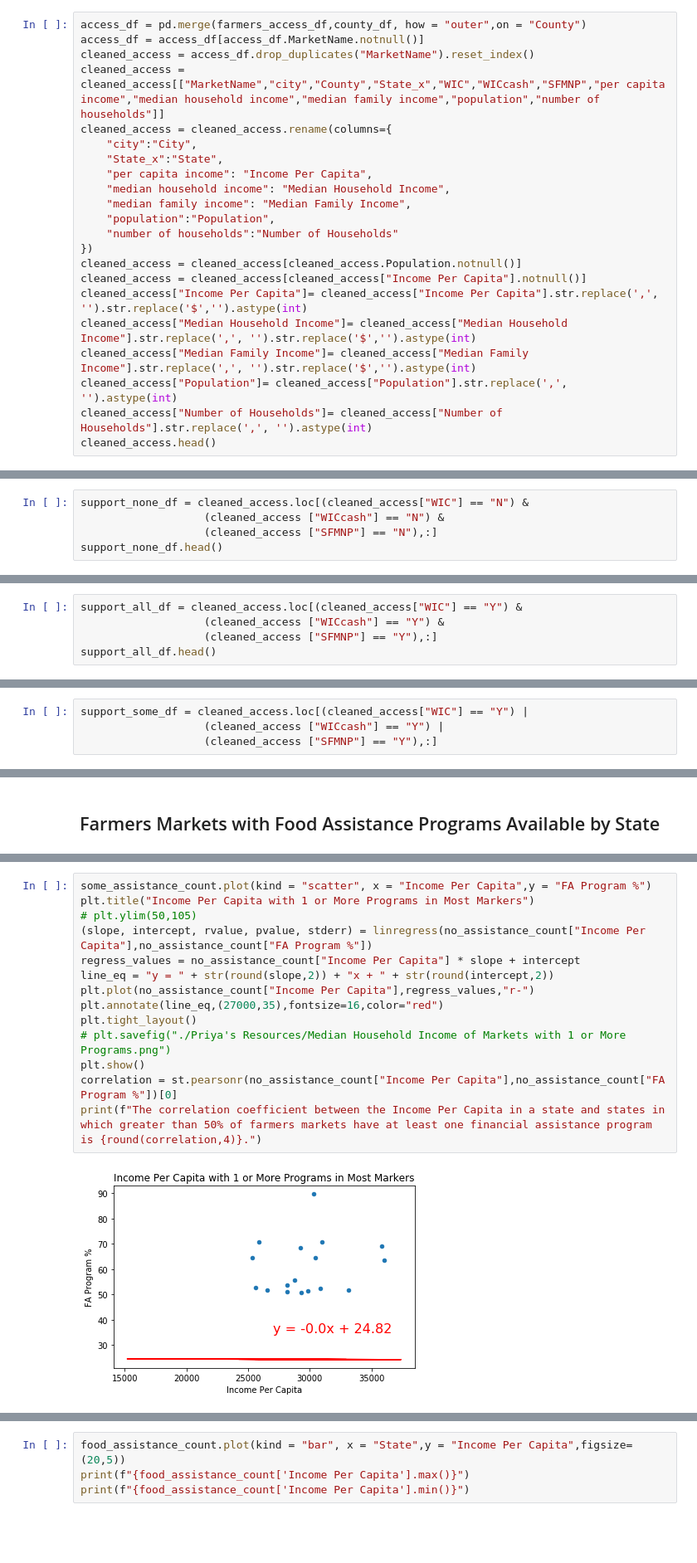
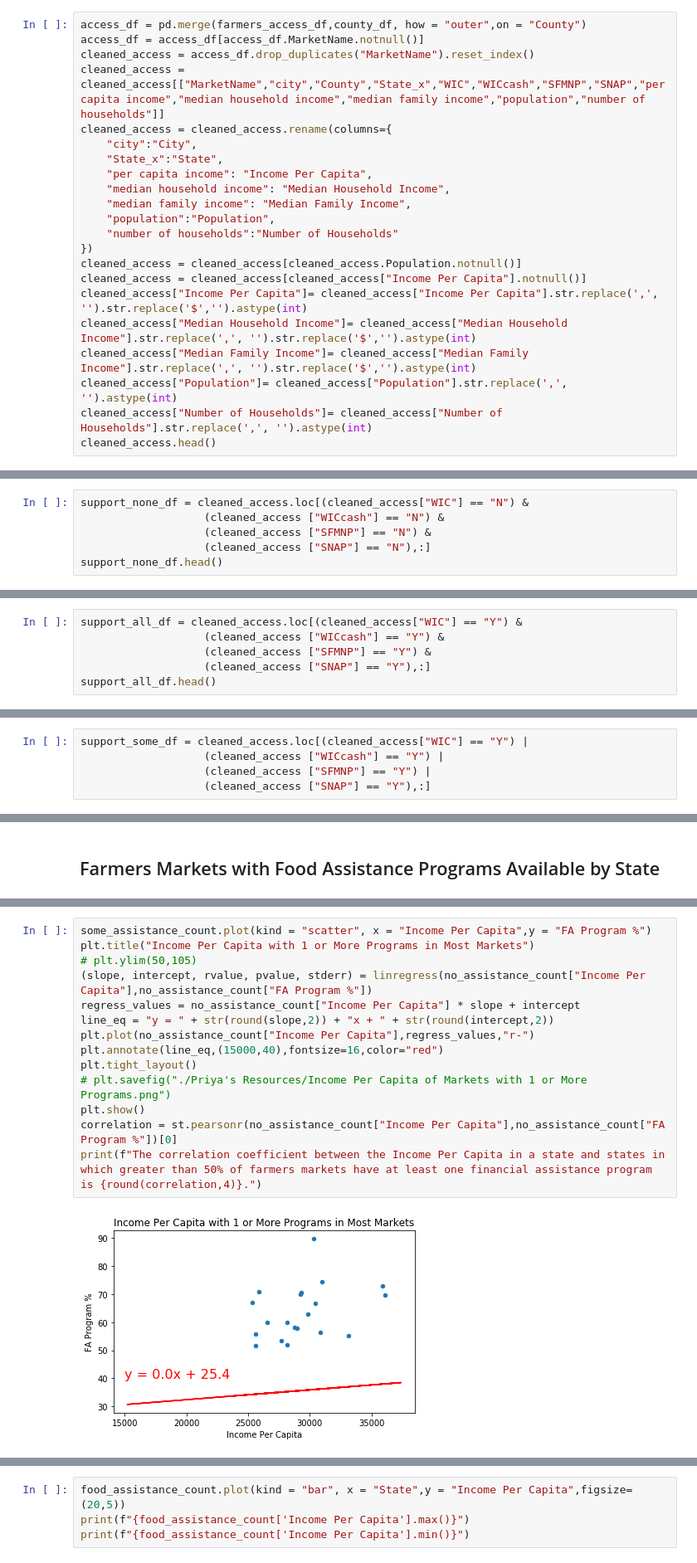
Before and after one commit to priyamittal96/project_1, a Jupyter notebook: Priya.ipynb, the cells around one changed output, grey strips where cells are left out. Shown at 83% size. Cells and saved outputs as stored; diff of their text form; blank space fills up the shorter version.

Commit message:
Food deserts data compared with markets

```diff
--- a/Priya.ipynb
+++ b/Priya.ipynb
@@ -82,7 +82,7 @@ farmers_access_df.head()
 access_df = pd.merge(farmers_access_df,county_df, how = "outer",on = "County")
 access_df = access_df[access_df.MarketName.notnull()]
 cleaned_access = access_df.drop_duplicates("MarketName").reset_index()
-cleaned_access = cleaned_access[["MarketName","city","County","State_x","WIC","WICcash","SFMNP","per capita income","median household income","median family income","population","number of households"]]
+cleaned_access = cleaned_access[["MarketName","city","County","State_x","WIC","WICcash","SFMNP","SNAP","per capita income","median household income","median family income","population","number of households"]]
 cleaned_access = cleaned_access.rename(columns={
     "city":"City",
     "State_x":"State",
@@ -134,6 +134,7 @@ cleaned_states.head()
 # %%
 support_none_df = cleaned_access.loc[(cleaned_access["WIC"] == "N") &
                    (cleaned_access ["WICcash"] == "N") &
-                   (cleaned_access ["SFMNP"] == "N"),:]
+                   (cleaned_access ["SFMNP"] == "N") &
+                   (cleaned_access ["SNAP"] == "N"),:]
 support_none_df.head()
 # %% [output]
@@ -159,6 +160,7 @@ none_states.head()
 # %%
 support_all_df = cleaned_access.loc[(cleaned_access["WIC"] == "Y") &
                    (cleaned_access ["WICcash"] == "Y") &
-                   (cleaned_access ["SFMNP"] == "Y"),:]
+                   (cleaned_access ["SFMNP"] == "Y") &
+                   (cleaned_access ["SNAP"] == "Y"),:]
 support_all_df.head()
 # %% [output]
@@ -184,7 +186,8 @@ all_states.head()
 # %%
 support_some_df = cleaned_access.loc[(cleaned_access["WIC"] == "Y") |
                    (cleaned_access ["WICcash"] == "Y") |
-                   (cleaned_access ["SFMNP"] == "Y"),:]
+                   (cleaned_access ["SFMNP"] == "Y") |
+                   (cleaned_access ["SNAP"] == "Y"),:]
 # %%
 some_states = support_some_df.groupby("State").count().reset_index()
 some_states = some_states[["State","MarketName"]]
@@ -327,16 +295,16 @@ The correlation coefficient between the Income Per Capita in a state and states
 # %%
 some_assistance_count.plot(kind = "scatter", x = "Income Per Capita",y = "FA Program %")
-plt.title("Income Per Capita with 1 or More Programs in Most Markers")
+plt.title("Income Per Capita with 1 or More Programs in Most Markets")
 # plt.ylim(50,105)
 (slope, intercept, rvalue, pvalue, stderr) = linregress(no_assistance_count["Income Per Capita"],no_assistance_count["FA Program %"])
 regress_values = no_assistance_count["Income Per Capita"] * slope + intercept
 line_eq = "y = " + str(round(slope,2)) + "x + " + str(round(intercept,2))
 plt.plot(no_assistance_count["Income Per Capita"],regress_values,"r-")
-plt.annotate(line_eq,(27000,35),fontsize=16,color="red")
+plt.annotate(line_eq,(15000,40),fontsize=16,color="red")
 plt.tight_layout()
-# plt.savefig("./Priya's Resources/Median Household Income of Markets with 1 or More Programs.png")
+# plt.savefig("./Priya's Resources/Income Per Capita of Markets with 1 or More Programs.png")
 plt.show()
 correlation = st.pearsonr(no_assistance_count["Income Per Capita"],no_assistance_count["FA Program %"])[0]
 print(f"The correlation coefficient between the Income Per Capita in a state and states in which greater than 50% of farmers markets have at least one financial assistance program is {round(correlation,4)}.")
 # %% [output]
-[figure, old version]
+[figure, new version]
```
Also changed, not shown: parts of 27 cells of this notebook, 8 other files.
